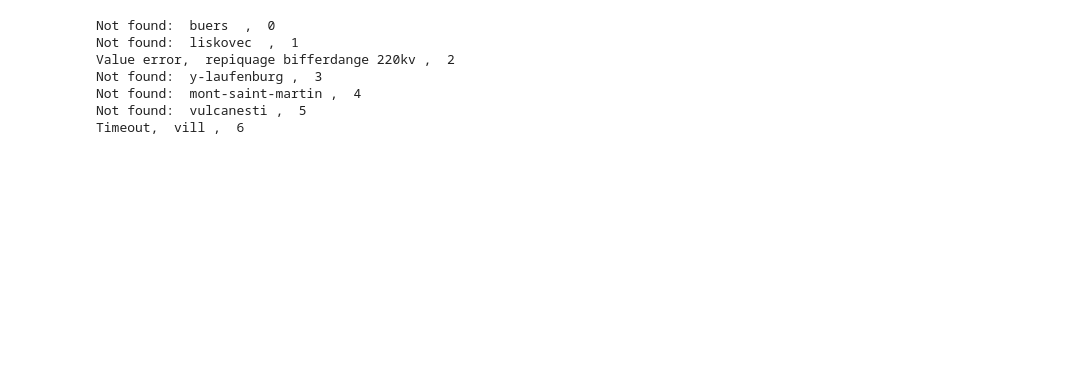
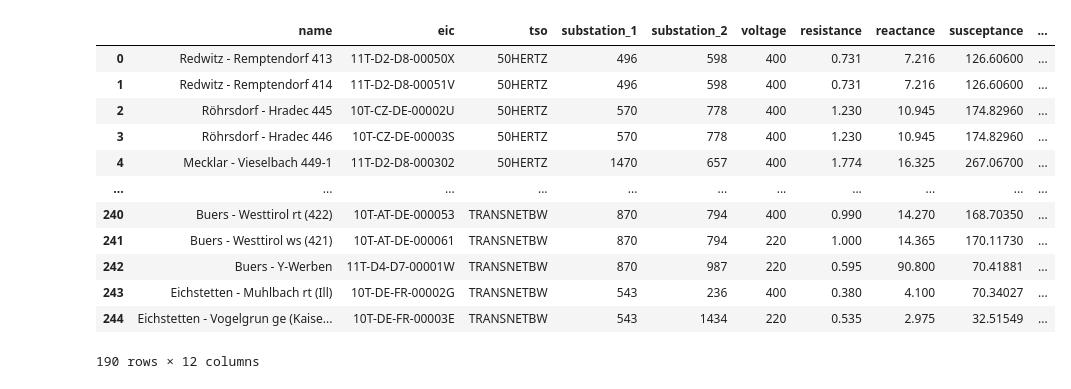
Before and after one commit to kbruninx/FBMC, a Jupyter notebook: grid/TieLineAddition.ipynb, the cells around one changed output. Cells and saved outputs as stored; diff of their text form; code cells hidden in the pictures; blank space fills up the shorter version.

Commit message:
grid visualisation and power plant matching

```diff
--- a/grid/TieLineAddition.ipynb
+++ b/grid/TieLineAddition.ipynb
@@ -117,37 +126,31 @@ df_substations_extra.to_excel("tieline_substations.xlsx")
-# %%
-ox.settings.timeout = 3
-
-for index, row in df_substations_extra.iterrows():
-    try:
-        tags = {
-            'power_source': True,
-            'substation': True,
-            'electricity': True,
-        }
-        osm_find = ox.geometries_from_address(row['name'], tags)
-        if len(osm_find) > 0:
-            print(osm_find.iloc[0])
-            if hasattr(osm_find, "name"):
-                df_substations_extra.loc[index, 'osm_find_name'] = osm_find.name[0]
-            if hasattr(osm_find, "power"):
-                df_substations_extra.loc[index, 'osm_find_type'] = osm_find.power[0]
-            elif hasattr(osm_find, "substation"):
-                df_substations_extra.loc[index, 'osm_find_type'] = osm_find.substation[0]
-            if hasattr(osm_find, "operator"):
-                df_substations_extra.loc[index, 'osm_find_operator'] = osm_find.operator[0]
-            df_substations_extra.loc[index, 'lat'] = osm_find.geometry[0].representative_point().y
-            df_substations_extra.loc[index, 'lon'] = osm_find.geometry[0].representative_point().x
-        else:
-            print('Not found: ', row['name'], ', ', index)
-    except ValueError as ve:
-        print('Value error, ', row['name'], ', ', index)
-    except requests.exceptions.RequestException as rt:
-        print('Timeout, ', row['name'], ', ', index)
-# %% [output]
-Not found:  buers  ,  0
-Not found:  liskovec  ,  1
-Value error,  repiquage bifferdange 220kv ,  2
-Not found:  y-laufenburg ,  3
-Not found:  mont-saint-martin ,  4
-Not found:  vulcanesti ,  5
-Timeout,  vill ,  6
+# %%
+df_grid = pd.read_excel('./grid.xlsx', index_col=0)
+df_substations = pd.read_excel('./substations.xlsx', index_col=0)
+
+non_fbmc_substations = ['mukachevo', 'zahidno ukrainska', 'vulcanesti', 'prijedor', 'nemo convertor station', 'laufenburg', 'oftringen', 'kasso']
+df_tielines = df_tielines[(~df_tielines['substation_1'].apply(str.lower).isin(non_fbmc_substations)) & (~df_tielines['substation_2'].apply(str.lower).isin(non_fbmc_substations))]
+# %%
+for index, row in df_tielines.iterrows():
+    s1 = df_substations.index[df_substations.name.apply(str.lower).apply(str.strip) == row.substation_1.strip().lower()].tolist()[0]
+    s2 = df_substations.index[df_substations.name.apply(str.lower).apply(str.strip) == row.substation_2.strip().lower()].tolist()[0]
+    df_tielines.loc[index, 'substation_1'] = s1
+    df_tielines.loc[index, 'substation_2'] = s2
+# %%
+#df_tielines = df_tielines.drop(columns=['from_zone', 'to_zone'])
+#df_tielines['tieline'] = True
+display(df_tielines)
+df_tielines.to_excel("tielines_final.xlsx")
+# %% [output]
+|  | name | eic | tso | substation_1 | substation_2 | voltage | resistance | reactance | susceptance | ... |
+| 0 | Redwitz - Remptendorf 413 | 11T-D2-D8-00050X | 50HERTZ | 496 | 598 | 400 | 0.731 | 7.216 | 126.60600 | ... |
+| 1 | Redwitz - Remptendorf 414 | 11T-D2-D8-00051V | 50HERTZ | 496 | 598 | 400 | 0.731 | 7.216 | 126.60600 | ... |
+| 2 | Röhrsdorf - Hradec 445 | 10T-CZ-DE-00002U | 50HERTZ | 570 | 778 | 400 | 1.230 | 10.945 | 174.82960 | ... |
+| 3 | Röhrsdorf - Hradec 446 | 10T-CZ-DE-00003S | 50HERTZ | 570 | 778 | 400 | 1.230 | 10.945 | 174.82960 | ... |
+| 4 | Mecklar - Vieselbach 449-1 | 11T-D2-D8-000302 | 50HERTZ | 1470 | 657 | 400 | 1.774 | 16.325 | 267.06700 | ... |
+| ... | ... | ... | ... | ... | ... | ... | ... | ... | ... | ... |
+| 240 | Buers - Westtirol rt (422) | 10T-AT-DE-000053 | TRANSNETBW | 870 | 794 | 400 | 0.990 | 14.270 | 168.70350 | ... |
+| 241 | Buers - Westtirol ws (421) | 10T-AT-DE-000061 | TRANSNETBW | 870 | 794 | 220 | 1.000 | 14.365 | 170.11730 | ... |
+| 242 | Buers - Y-Werben | 11T-D4-D7-00001W | TRANSNETBW | 870 | 987 | 220 | 0.595 | 90.800 | 70.41881 | ... |
+| 243 | Eichstetten - Muhlbach rt (Ill) | 10T-DE-FR-00002G | TRANSNETBW | 543 | 236 | 400 | 0.380 | 4.100 | 70.34027 | ... |
+| 244 | Eichstetten - Vogelgrun ge (Kaise... | 10T-DE-FR-00003E | TRANSNETBW | 543 | 1434 | 220 | 0.535 | 2.975 | 32.51549 | ... |
+190 rows × 12 columns
```
Also changed, not shown: parts of 2 cells of this notebook, 16 other files.
